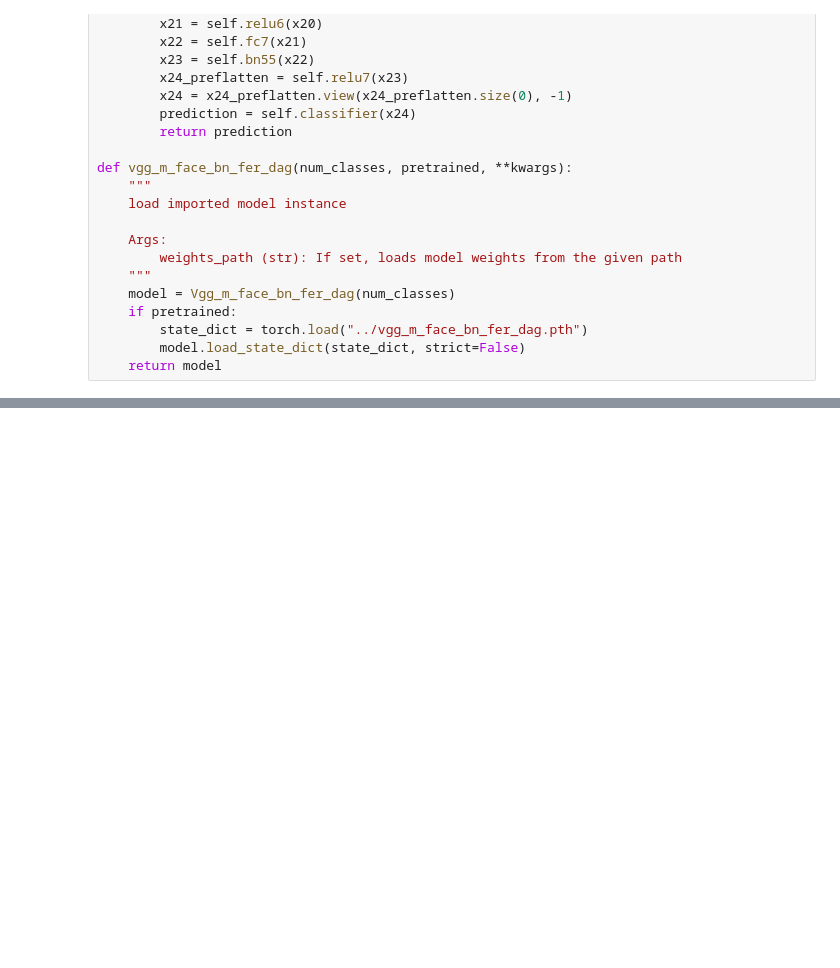
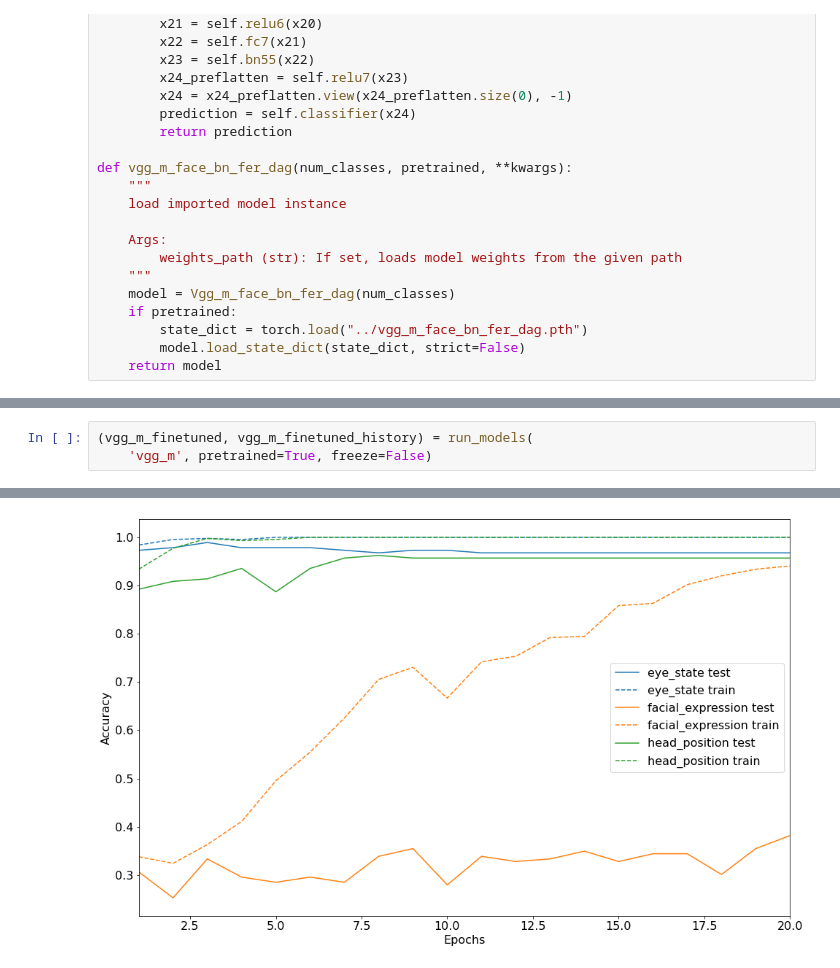
Before and after one commit to karenfeng/eigenfaces, a Jupyter notebook: ipynb/neural_network.ipynb, the cells around one changed output, grey strips where cells are left out. Cells and saved outputs as stored; diff of their text form; blank space fills up the shorter version.

```diff
--- a/ipynb/neural_network.ipynb
+++ b/ipynb/neural_network.ipynb
@@ -796,0 +372,4 @@ def confusion_matrix(nets, model_name, label, max_num):
+# %%
+(vgg_m_finetuned, vgg_m_finetuned_history) = run_models(
+    'vgg_m', pretrained=True, freeze=False)
+# %% [output]
@@ -796,0 +393 @@ def confusion_matrix(nets, model_name, label, max_num):
+[figure, added]
```
Also changed, not shown: parts of 60 cells of this notebook, 50 other files.
